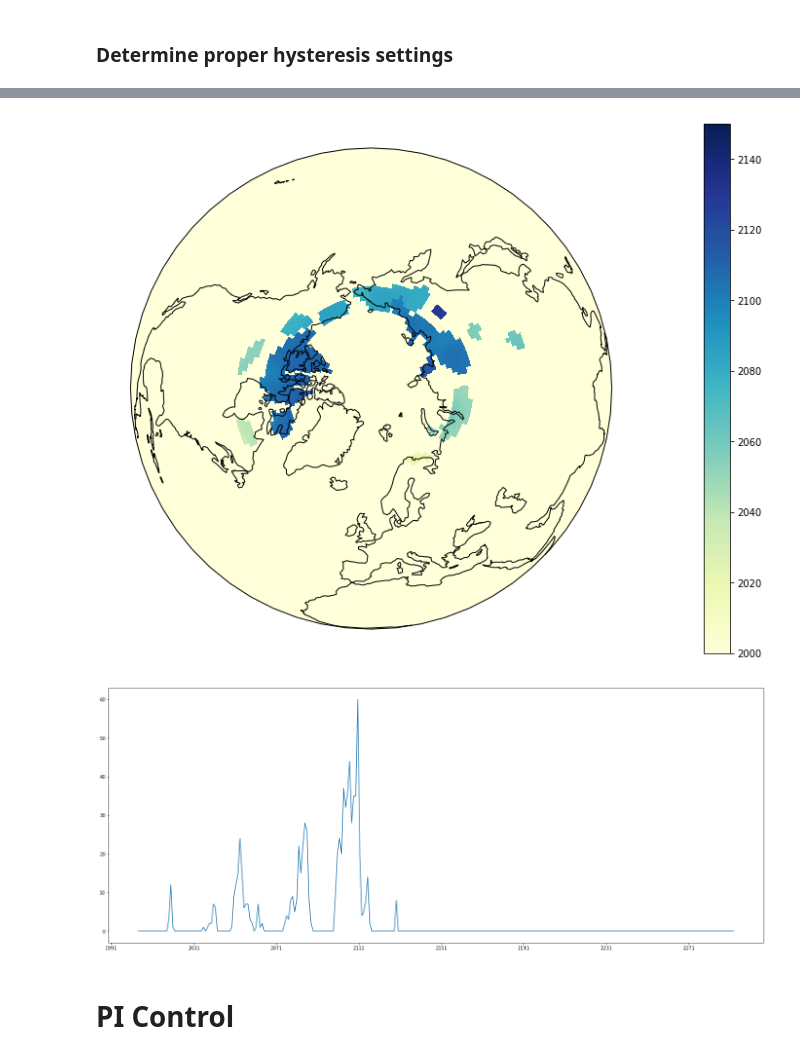
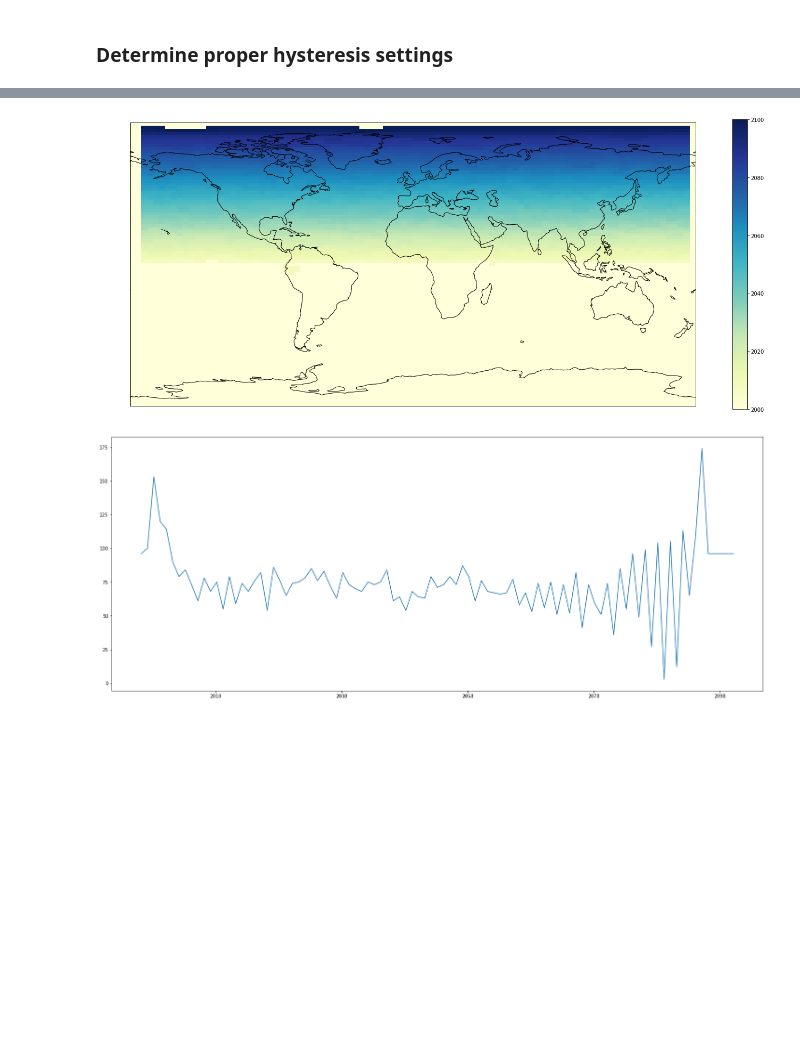
Before and after one commit to abrupt-climate/notebooks, a Jupyter notebook: Testcase1_IPSL.ipynb, the cells around one changed output, grey strips where cells are left out. Drawn from its saved outputs; the diff is of its cells as text; code cells hidden in the pictures; blank space fills up the shorter version.

Commit message:
3 testcases to evaluate classification and to figure out cause of strange asymmetry features

```diff
--- a/Testcase1_IPSL.ipynb
+++ b/Testcase1_IPSL.ipynb
@@ -25,8 +25,8 @@ from plotting import (
 data_folder = Path("/mnt/D_DRIVE/datamining/edges/testcases")
 month = 3
 
-sigma_d = unit('5000 km')
-sigma_t = unit('10 year')
+sigma_d = unit('200 km')
+sigma_t = unit('3 year')
 
 gamma = 1
 scaling_factor = gamma * unit('10 km/year')
@@ -132,4 +128,4 @@ scaling_factor = gamma_cal * unit('10 km/year')
 sobel_delta_d = sobel_delta_t * scaling_factor
 sobel_weights = [sobel_delta_t, sobel_delta_d, sobel_delta_d]
 
-# mag_quartiles = np.sqrt((calibration['distance'] * gamma_cal)**2 + calibration['time']**2)
+mag_quartiles = np.sqrt((calibration['distance'] * gamma_cal)**2 + calibration['time']**2)
@@ -191,5 +193,6 @@ thinned = mask.transpose([2, 1, 0])
 # %%
 thinned *= ~data.mask
 # %%
-edges = cp_double_threshold(data=dat, mask=mask, a=1/threshold_b, b=1/threshold_a)
+#edges = cp_double_threshold(data=dat, mask=mask, a=1/threshold_b, b=1/threshold_a)
+edges = cp_double_threshold(data=dat, mask=mask, a=1/mag_quartiles[4], b=2/mag_quartiles[4])
 m = edges.transpose([2, 1, 0])
@@ -229,12 +205,10 @@ plt.show()
 # %%
 years = np.array([d.year for d in yearly_box.dates])
-plot_orthographic_np(yearly_box, (years[:,None,None]*m).max(axis=0),  cmap='YlGnBu', vmin=2000, vmax=2150)
+plot_plate_carree(yearly_box, (years[:,None,None]*m).max(axis=0),  cmap='YlGnBu', vmin=2000, vmax=2100)
 # %% [output]
-[figure, old version]
+[figure, new version]
 # %%
 plt.plot(yearly_box.dates, m.sum(axis=1).sum(axis=1))
 plt.show()
 # %% [output]
-[figure, old version]
+[figure, new version]
-# %% [markdown]
-# PI Control
```
Also changed, not shown: parts of 14 cells of this notebook, 3 other files.
